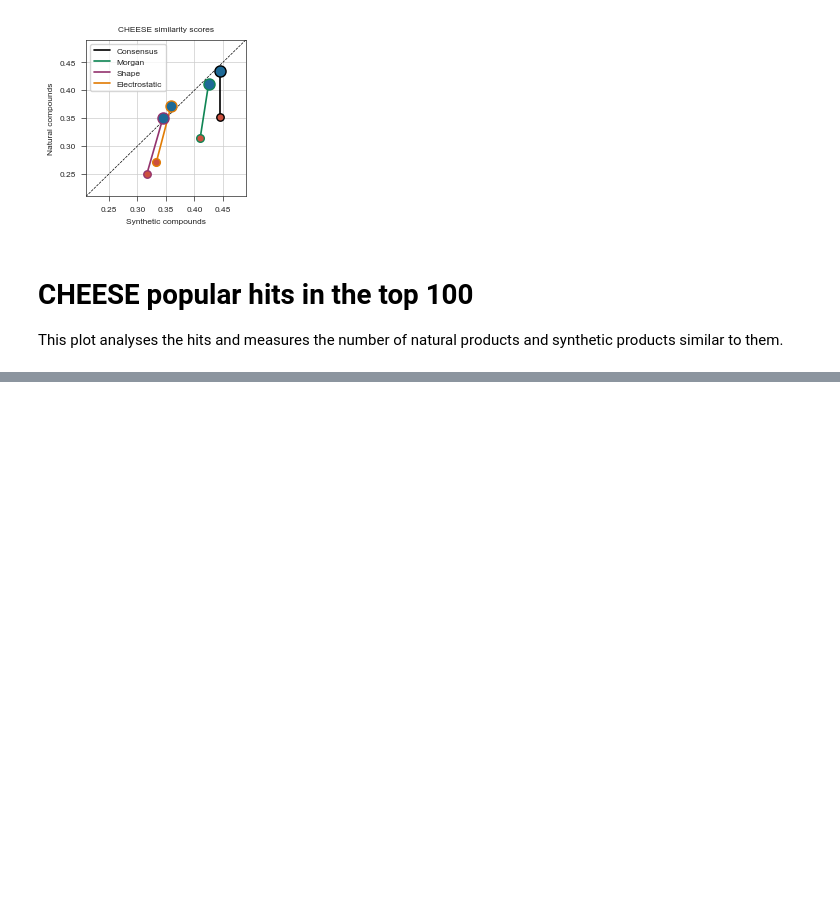
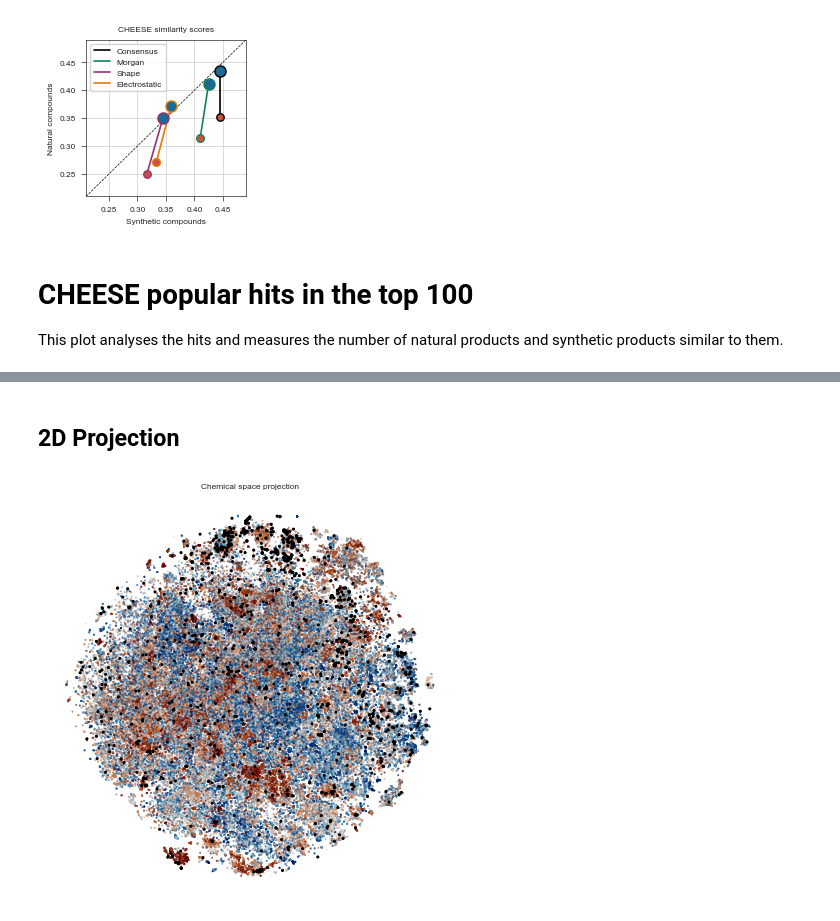
Before and after one commit to ersilia-os/sars-cov-2-chemspace, a Jupyter notebook: notebooks/05_Figure2.ipynb, the cells around one changed output, grey strips where cells are left out. Saved outputs shown, nothing was run; the diff lists cells and outputs as text; code cells hidden in the pictures; blank space fills up the shorter version.

```diff
--- a/notebooks/05_Figure2.ipynb
+++ b/notebooks/05_Figure2.ipynb
@@ -172,0 +196,27 @@ stylia.save_figure("../figures/f2_c.png")
+# %% [markdown]
+## 2D Projection
+# %%
+dp = pd.read_csv("../results/chemical_space_projection.csv")
+
+fig, axs = stylia.create_figure(1, 1, width=TWO_COLUMNS_WIDTH * 0.6, height= TWO_COLUMNS_WIDTH * 0.6)
+
+ax = axs.next()
+ax.set_aspect("equal")
+
+dp_ = dp[dp["category"] == "Manually annotated"]
+ax.scatter(dp_["x"], dp_["y"], s=5, edgecolor="none", color=named_colors.black, zorder=100000)
+
+dp_ = dp[dp["category"] == "CHEESE search"]
+cmap = ContinuousColorMap("coolwarm")
+cmap.fit(dp_["tot_rank"])
+colors = cmap.transform(dp_["tot_rank"])
+ax.scatter(dp_["x"], dp_["y"], s=2, edgecolor="none", color=colors, zorder=1000, alpha=0.5)
+ax.set_axis_off()
+
+cmap = ContinuousColorMap()
+stylia.label(ax, title="", xlabel="", ylabel="")
+
+plt.tight_layout()
+stylia.save_figure("../figures/f2_e.png")
+# %% [output]
+[figure, added]
```
Also changed, not shown: parts of 9 cells of this notebook, 9 other files.
